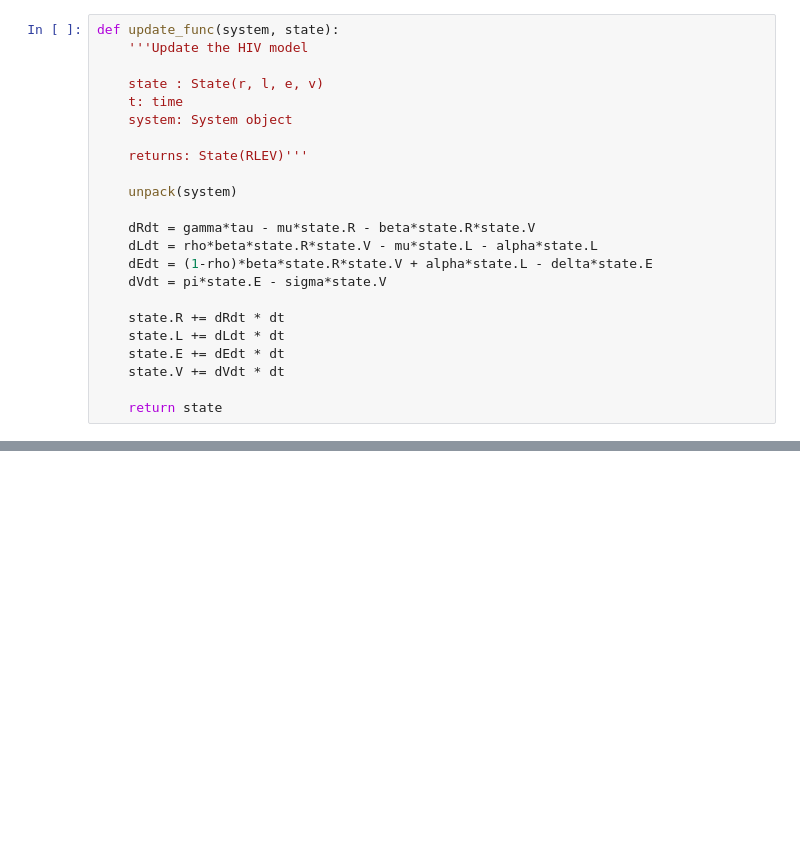
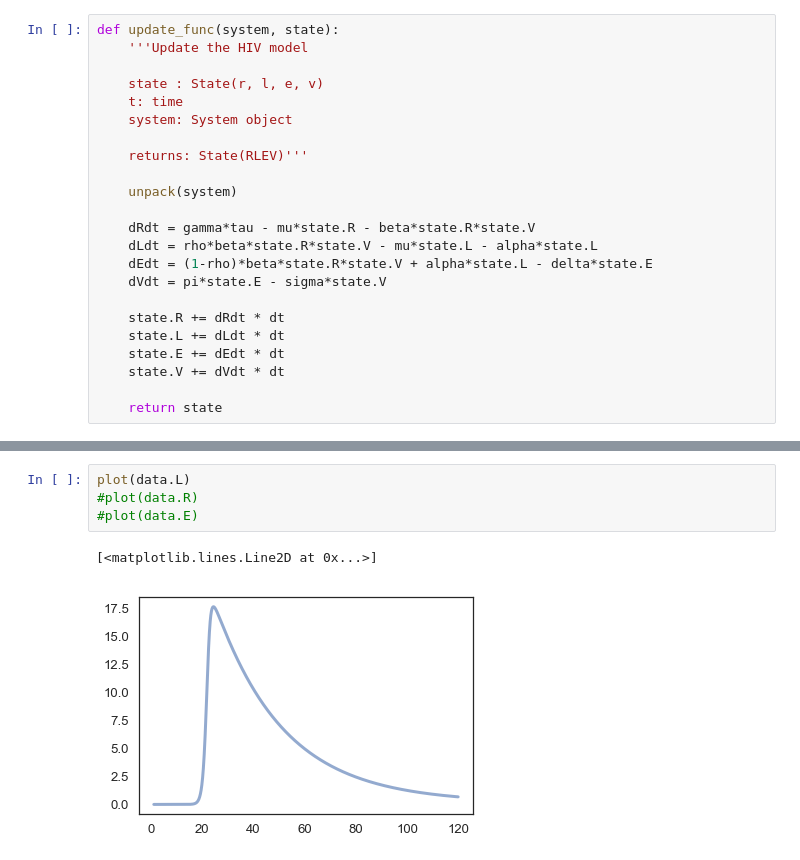
Before and after one commit to arwensadler/ModSimPy, a Jupyter notebook: code/HIV-Model.ipynb, the cells around one changed output, grey strips where cells are left out. Saved outputs shown, nothing was run; the diff lists cells and outputs as text; blank space fills up the shorter version.

```diff
--- a/code/HIV-Model.ipynb
+++ b/code/HIV-Model.ipynb
@@ -111,0 +130,7 @@ run_simulation(system, state, update_func).plot()
+# %%
+plot(data.L)
+#plot(data.R)
+#plot(data.E)
+# %% [output]
+[<matplotlib.lines.Line2D at 0x...>]
+[figure, added]
```
Also changed, not shown: parts of 7 cells of this notebook.
